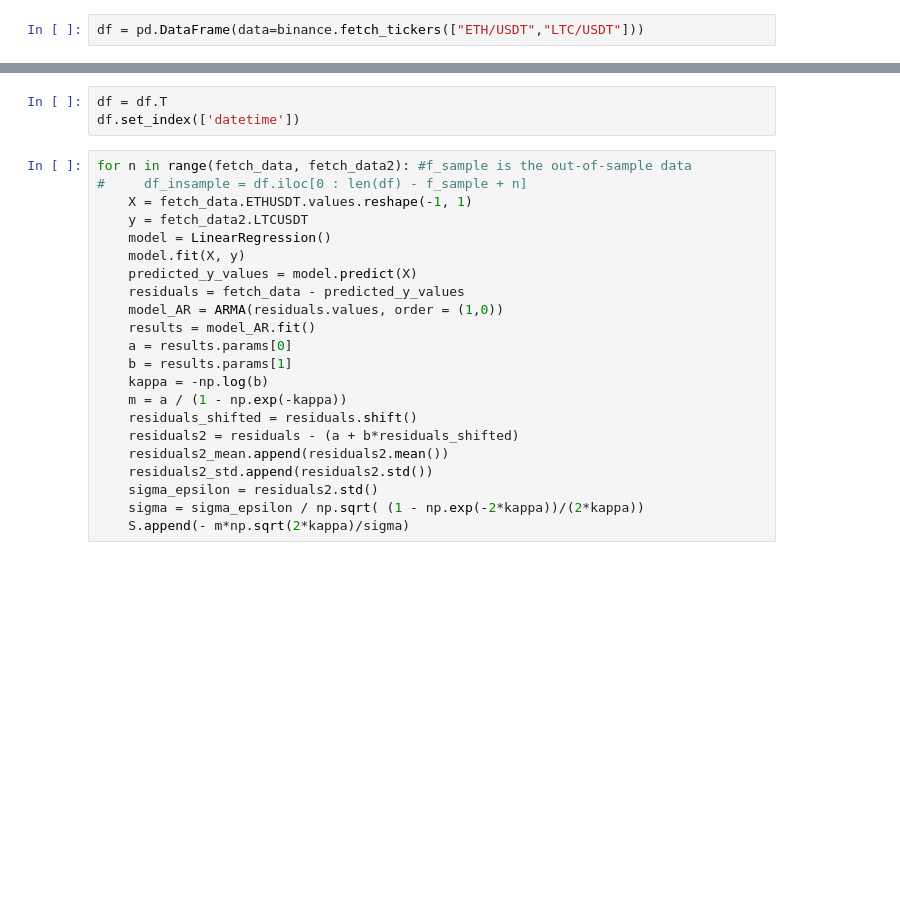
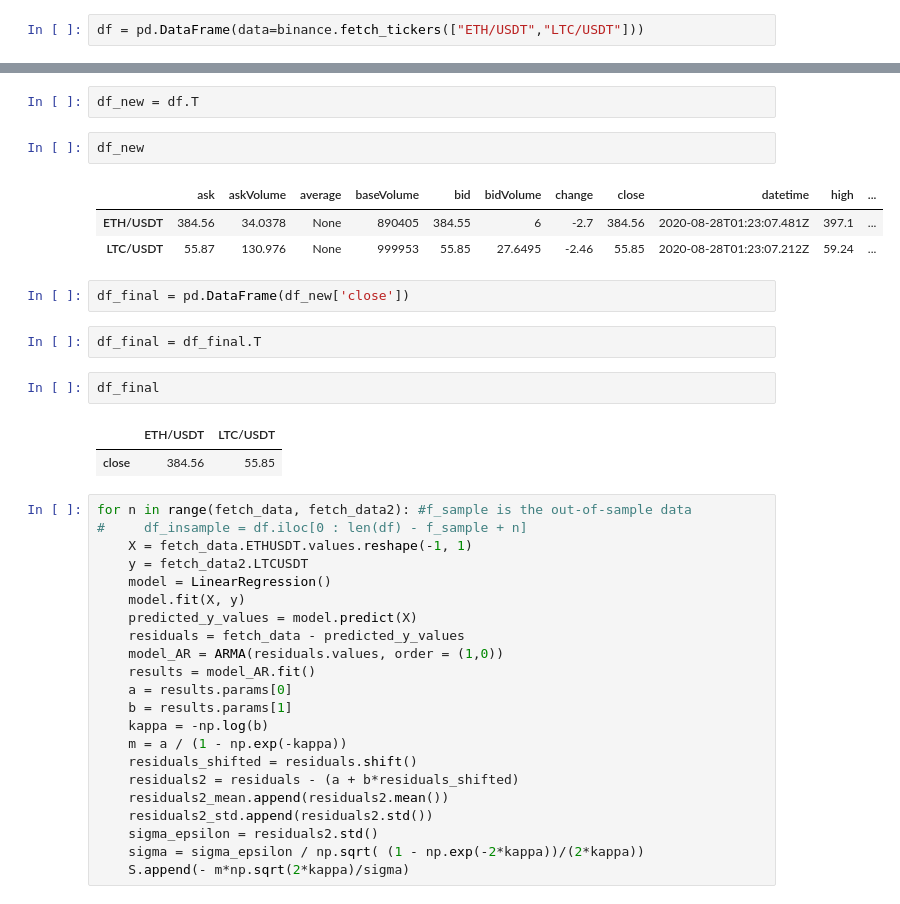
Before and after one commit to dkleinvelderman/FinTech_Project_3, a Jupyter notebook: Algotrader/STAGE-Steffen.ipynb, the cells around one changed output, grey strips where cells are left out. Cells and saved outputs as stored; diff of their text form; blank space fills up the shorter version.

```diff
--- a/Algotrader/STAGE-Steffen.ipynb
+++ b/Algotrader/STAGE-Steffen.ipynb
@@ -105,6 +83,20 @@ df
-# %%
-df = df.T
-df.set_index(['datetime'])
+# %%
+df_new = df.T
+# %%
+df_new
+# %% [output]
+|  | ask | askVolume | average | baseVolume | bid | bidVolume | change | close | datetime | high | ... |
+| ETH/USDT | 384.56 | 34.0378 | None | 890405 | 384.55 | 6 | -2.7 | 384.56 | 2020-08-28T01:23:07.481Z | 397.1 | ... |
+| LTC/USDT | 55.87 | 130.976 | None | 999953 | 55.85 | 27.6495 | -2.46 | 55.85 | 2020-08-28T01:23:07.212Z | 59.24 | ... |
+# %%
+df_final = pd.DataFrame(df_new['close'])
+# %%
+df_final = df_final.T
+# %%
+df_final
+# %% [output]
+|  | ETH/USDT | LTC/USDT |
+| close | 384.56 | 55.85 |
 # %%
 for n in range(fetch_data, fetch_data2): #f_sample is the out-of-sample data
 #     df_insample = df.iloc[0 : len(df) - f_sample + n]
```
Also changed, not shown: parts of 5 cells of this notebook, 1 other file.
